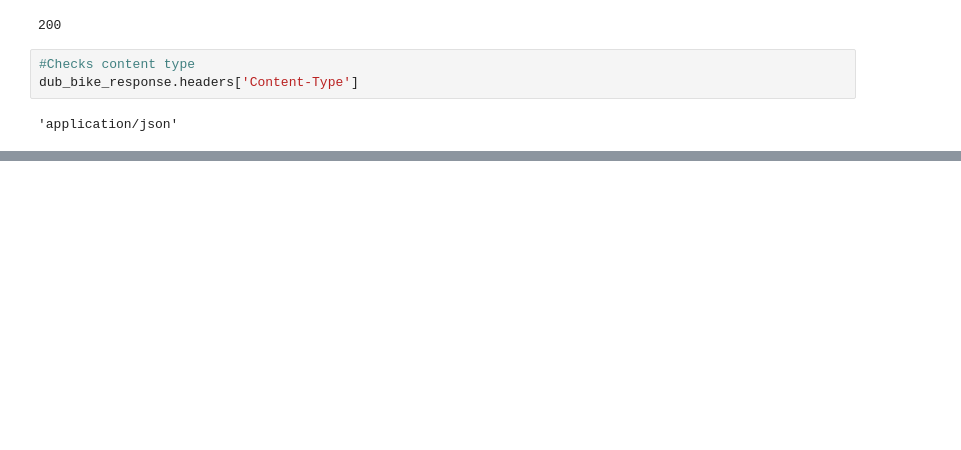
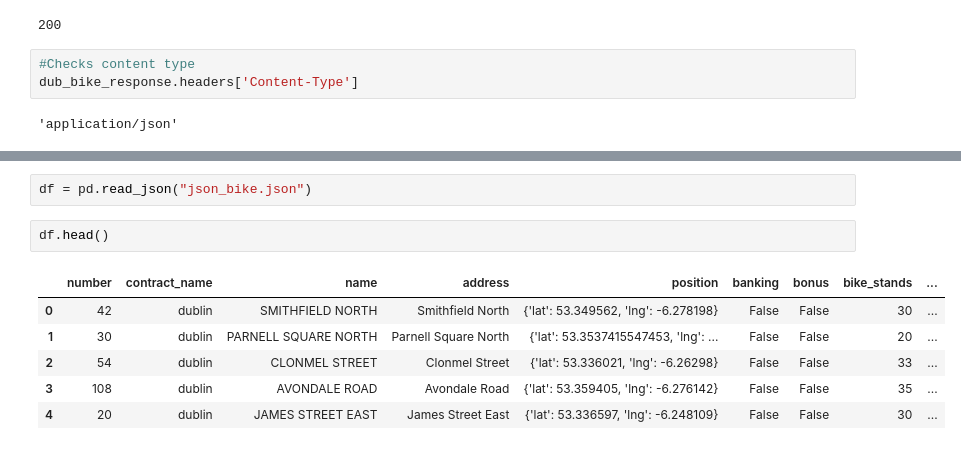
Before and after one commit to ddrangers/Dublin-Bikes-Helper, a Jupyter notebook: datascrap_cl_14_2_23_realtime.ipynb, the cells around one changed output, grey strips where cells are left out. Cells and saved outputs as stored; diff of their text form; blank space fills up the shorter version.

```diff
--- a/datascrap_cl_14_2_23_realtime.ipynb
+++ b/datascrap_cl_14_2_23_realtime.ipynb
@@ -26,0 +57,11 @@ print(dub_bike_response)
+# %%
+df = pd.read_json("json_bike.json")
+# %%
+df.head()
+# %% [output]
+|  | number | contract_name | name | address | position | banking | bonus | bike_stands | ... |
+| 0 | 42 | dublin | SMITHFIELD NORTH | Smithfield North | {'lat': 53.349562, 'lng': -6.278198} | False | False | 30 | ... |
+| 1 | 30 | dublin | PARNELL SQUARE NORTH | Parnell Square North | {'lat': 53.3537415547453, 'lng': ... | False | False | 20 | ... |
+| 2 | 54 | dublin | CLONMEL STREET | Clonmel Street | {'lat': 53.336021, 'lng': -6.26298} | False | False | 33 | ... |
+| 3 | 108 | dublin | AVONDALE ROAD | Avondale Road | {'lat': 53.359405, 'lng': -6.276142} | False | False | 35 | ... |
+| 4 | 20 | dublin | JAMES STREET EAST | James Street East | {'lat': 53.336597, 'lng': -6.248109} | False | False | 30 | ... |
```
Also changed, not shown: parts of 5 cells of this notebook.
